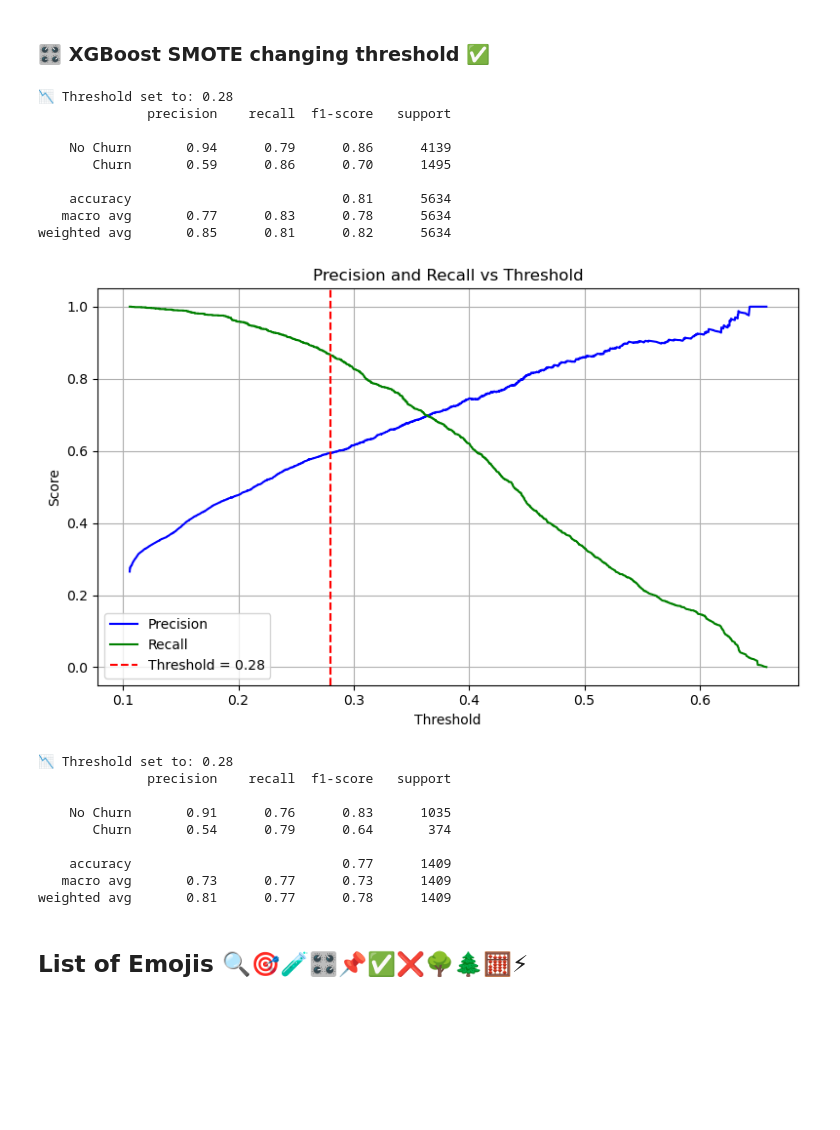
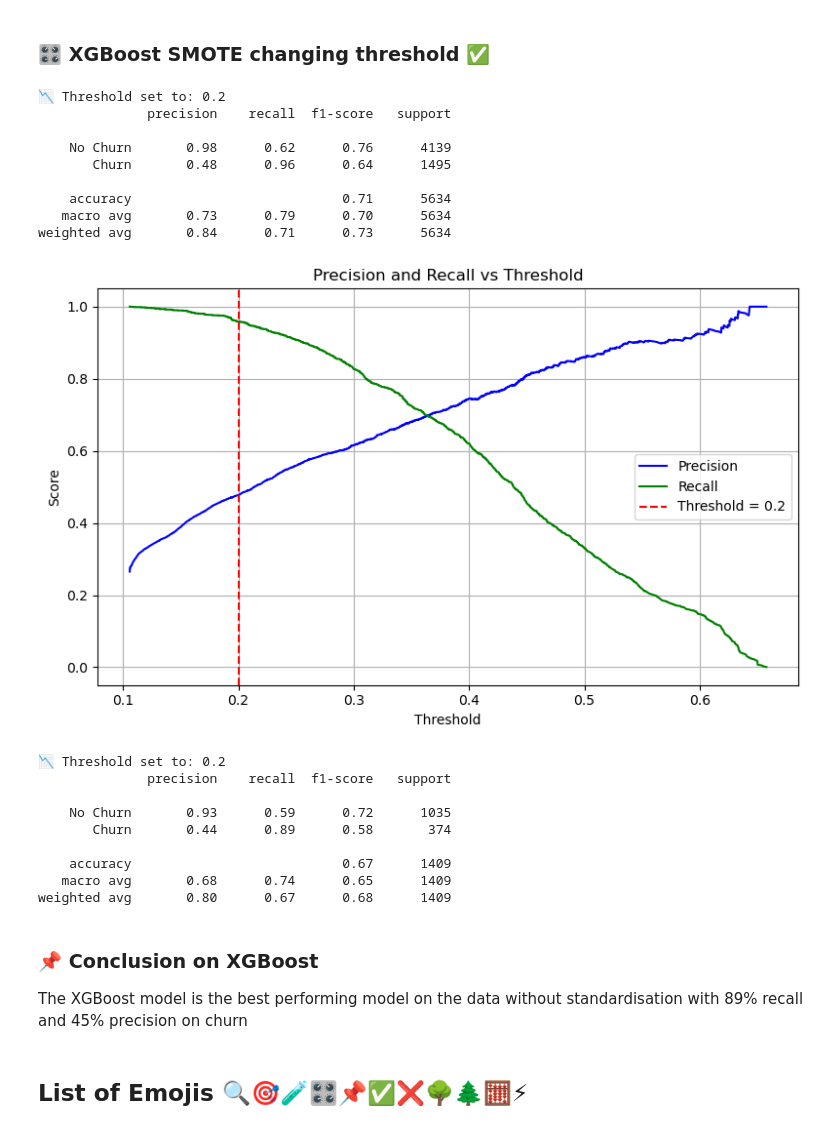
Before and after one commit to TajborBerry/career-next-step, a Jupyter notebook: customer_churn_prediction/notebooks/03_modeling.ipynb, the cells around one changed output. Saved outputs shown, nothing was run; the diff lists cells and outputs as text; code cells hidden in the pictures; blank space fills up the shorter version.

Commit message:
Conclusion on XGBoost

```diff
--- a/customer_churn_prediction/notebooks/03_modeling.ipynb
+++ b/customer_churn_prediction/notebooks/03_modeling.ipynb
@@ -808,51 +808,55 @@ XGBClassifier(base_score=None, booster=None, callbacks=None,
 # %%
 # 1. Get predicted probabilities for the positive class (Churn = 1)
 y_probs = best_xgb_model_sm.predict_proba(X_train)[:, 1]
 
 # 2. Set custom threshold
-threshold = 0.28
+threshold = 0.2
 y_pred_threshold = (y_probs >= threshold).astype(int)
 
 # 3. Evaluate performance
 print(f"📉 Threshold set to: {threshold}")
 print(classification_report(y_train, y_pred_threshold, target_names=["No Churn", "Churn"]))
 
 # 4. (Optional) Plot Precision-Recall vs. Threshold curve
 precisions, recalls, thresholds = precision_recall_curve(y_train, y_probs)
 
 precision_recall_curve_draw(precisions, recalls, thresholds, threshold)
 # %% [output]
-📉 Threshold set to: 0.28
+📉 Threshold set to: 0.2
               precision    recall  f1-score   support
 
-    No Churn       0.94      0.79      0.86      4139
-       Churn       0.59      0.86      0.70      1495
+    No Churn       0.98      0.62      0.76      4139
+       Churn       0.48      0.96      0.64      1495
 
-    accuracy                           0.81      5634
-   macro avg       0.77      0.83      0.78      5634
-weighted avg       0.85      0.81      0.82      5634
+    accuracy                           0.71      5634
+   macro avg       0.73      0.79      0.70      5634
+weighted avg       0.84      0.71      0.73      5634
-[figure, old version]
+[figure, new version]
 # %%
 # 3. Predict on original test set
 y_probs_sm = best_xgb_model_sm.predict_proba(X_test)[:, 1]
 
 # 4. Apply custom threshold
-threshold = 0.28
+threshold = 0.2
 y_pred_thresh_sm = (y_probs_sm >= threshold).astype(int)
 
 # 5. Evaluate
 print(f"📉 Threshold set to: {threshold}")
 print(classification_report(y_test, y_pred_thresh_sm, target_names=["No Churn", "Churn"]))
 # %% [output]
-📉 Threshold set to: 0.28
+📉 Threshold set to: 0.2
               precision    recall  f1-score   support
 
-    No Churn       0.91      0.76      0.83      1035
-       Churn       0.54      0.79      0.64       374
+    No Churn       0.93      0.59      0.72      1035
+       Churn       0.44      0.89      0.58       374
 
-    accuracy                           0.77      1409
-   macro avg       0.73      0.77      0.73      1409
-weighted avg       0.81      0.77      0.78      1409
+    accuracy                           0.67      1409
+   macro avg       0.68      0.74      0.65      1409
+weighted avg       0.80      0.67      0.68      1409
+# %% [markdown]
+### 📌 Conclusion on XGBoost
+
+The XGBoost model is the best performing model on the data without standardisation with 89% recall and 45% precision on churn
 # %% [markdown]
 ## List of Emojis 🔍🎯🧪🎛️📌✅❌🌳🌲🧮⚡
 # %% [markdown]
```
Also changed, not shown: parts of 3 cells of this notebook.
